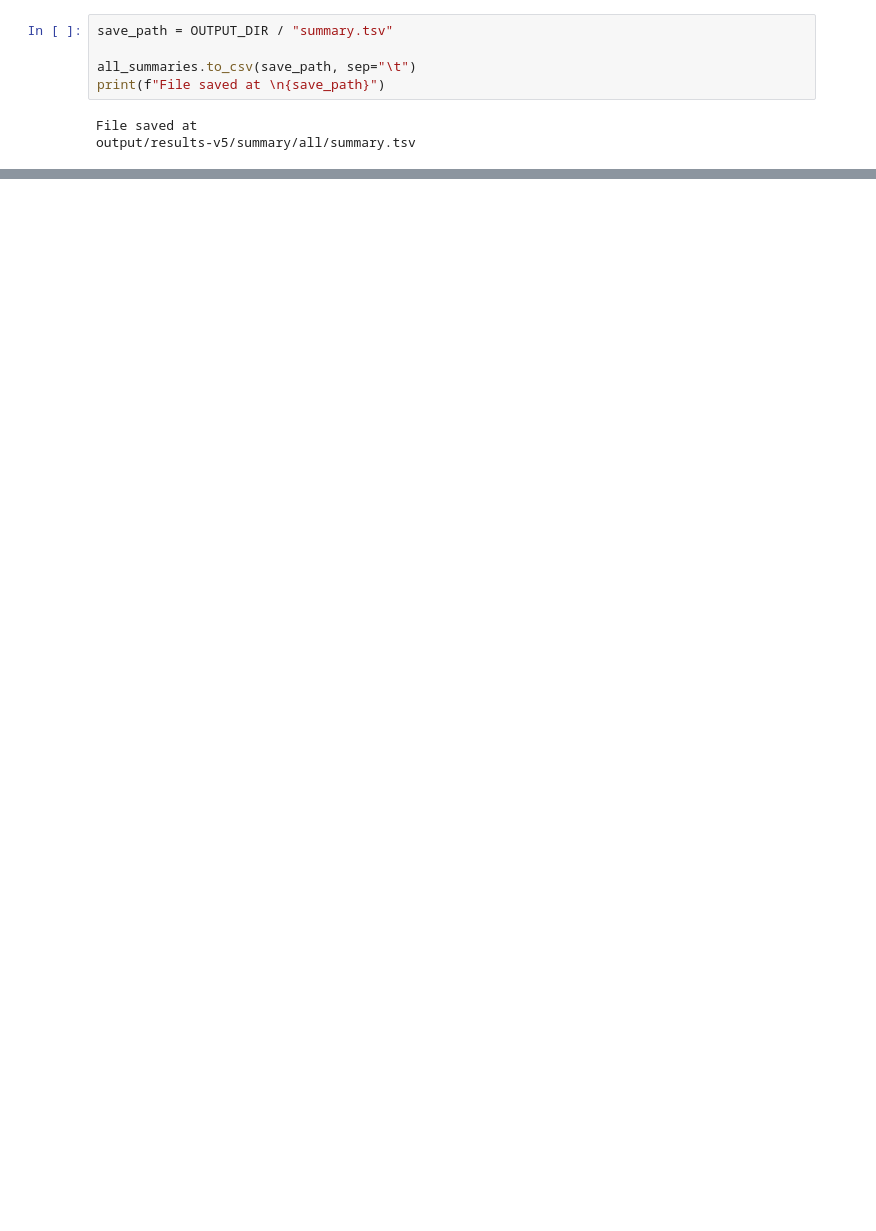
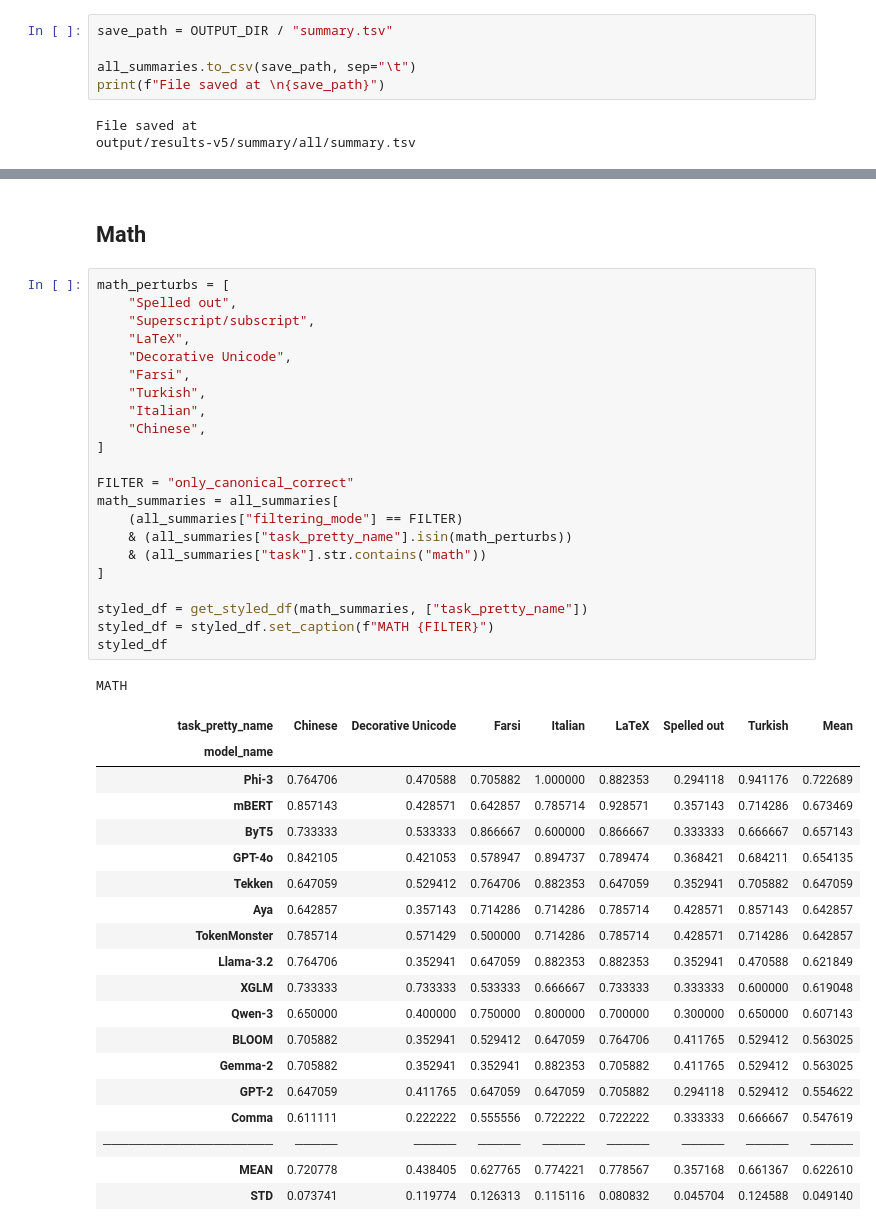
Before and after one commit to r-three/Tokenizers, a Jupyter notebook: notebooks/paper-summary-generation.ipynb, the cells around one changed output, grey strips where cells are left out. Cells and saved outputs as stored; diff of their text form; blank space fills up the shorter version.

```diff
--- a/notebooks/paper-summary-generation.ipynb
+++ b/notebooks/paper-summary-generation.ipynb
@@ -443,0 +700,45 @@ output/results-v5/summary/all/summary.tsv
+# %% [markdown]
+## Math
+# %%
+math_perturbs = [
+    "Spelled out",
+    "Superscript/subscript",
+    "LaTeX",
+    "Decorative Unicode",
+    "Farsi",
+    "Turkish",
+    "Italian",
+    "Chinese",
+]
+
+FILTER = "only_canonical_correct"
+math_summaries = all_summaries[
+    (all_summaries["filtering_mode"] == FILTER)
+    & (all_summaries["task_pretty_name"].isin(math_perturbs))
+    & (all_summaries["task"].str.contains("math"))
+]
+
+styled_df = get_styled_df(math_summaries, ["task_pretty_name"])
+styled_df = styled_df.set_caption(f"MATH {FILTER}")
+styled_df
+# %% [output]
+MATH
+| task_pretty_name | Chinese | Decorative Unicode | Farsi | Italian | LaTeX | Spelled out | Turkish | Mean |
+| model_name |  |  |  |  |  |  |  |  |
+| Phi-3 | 0.764706 | 0.470588 | 0.705882 | 1.000000 | 0.882353 | 0.294118 | 0.941176 | 0.722689 |
+| mBERT | 0.857143 | 0.428571 | 0.642857 | 0.785714 | 0.928571 | 0.357143 | 0.714286 | 0.673469 |
+| ByT5 | 0.733333 | 0.533333 | 0.866667 | 0.600000 | 0.866667 | 0.333333 | 0.666667 | 0.657143 |
+| GPT-4o | 0.842105 | 0.421053 | 0.578947 | 0.894737 | 0.789474 | 0.368421 | 0.684211 | 0.654135 |
+| Tekken | 0.647059 | 0.529412 | 0.764706 | 0.882353 | 0.647059 | 0.352941 | 0.705882 | 0.647059 |
+| Aya | 0.642857 | 0.357143 | 0.714286 | 0.714286 | 0.785714 | 0.428571 | 0.857143 | 0.642857 |
+| TokenMonster | 0.785714 | 0.571429 | 0.500000 | 0.714286 | 0.785714 | 0.428571 | 0.714286 | 0.642857 |
+| Llama-3.2 | 0.764706 | 0.352941 | 0.647059 | 0.882353 | 0.882353 | 0.352941 | 0.470588 | 0.621849 |
+| XGLM | 0.733333 | 0.733333 | 0.533333 | 0.666667 | 0.733333 | 0.333333 | 0.600000 | 0.619048 |
+| Qwen-3 | 0.650000 | 0.400000 | 0.750000 | 0.800000 | 0.700000 | 0.300000 | 0.650000 | 0.607143 |
+| BLOOM | 0.705882 | 0.352941 | 0.529412 | 0.647059 | 0.764706 | 0.411765 | 0.529412 | 0.563025 |
+| Gemma-2 | 0.705882 | 0.352941 | 0.352941 | 0.882353 | 0.705882 | 0.411765 | 0.529412 | 0.563025 |
+| GPT-2 | 0.647059 | 0.411765 | 0.647059 | 0.647059 | 0.705882 | 0.294118 | 0.529412 | 0.554622 |
+| Comma | 0.611111 | 0.222222 | 0.555556 | 0.722222 | 0.722222 | 0.333333 | 0.666667 | 0.547619 |
+| ──────────────────── | ───── | ───── | ───── | ───── | ───── | ───── | ───── | ───── |
+| MEAN | 0.720778 | 0.438405 | 0.627765 | 0.774221 | 0.778567 | 0.357168 | 0.661367 | 0.622610 |
+| STD | 0.073741 | 0.119774 | 0.126313 | 0.115116 | 0.080832 | 0.045704 | 0.124588 | 0.049140 |
```
Also changed, not shown: parts of 16 cells of this notebook.
